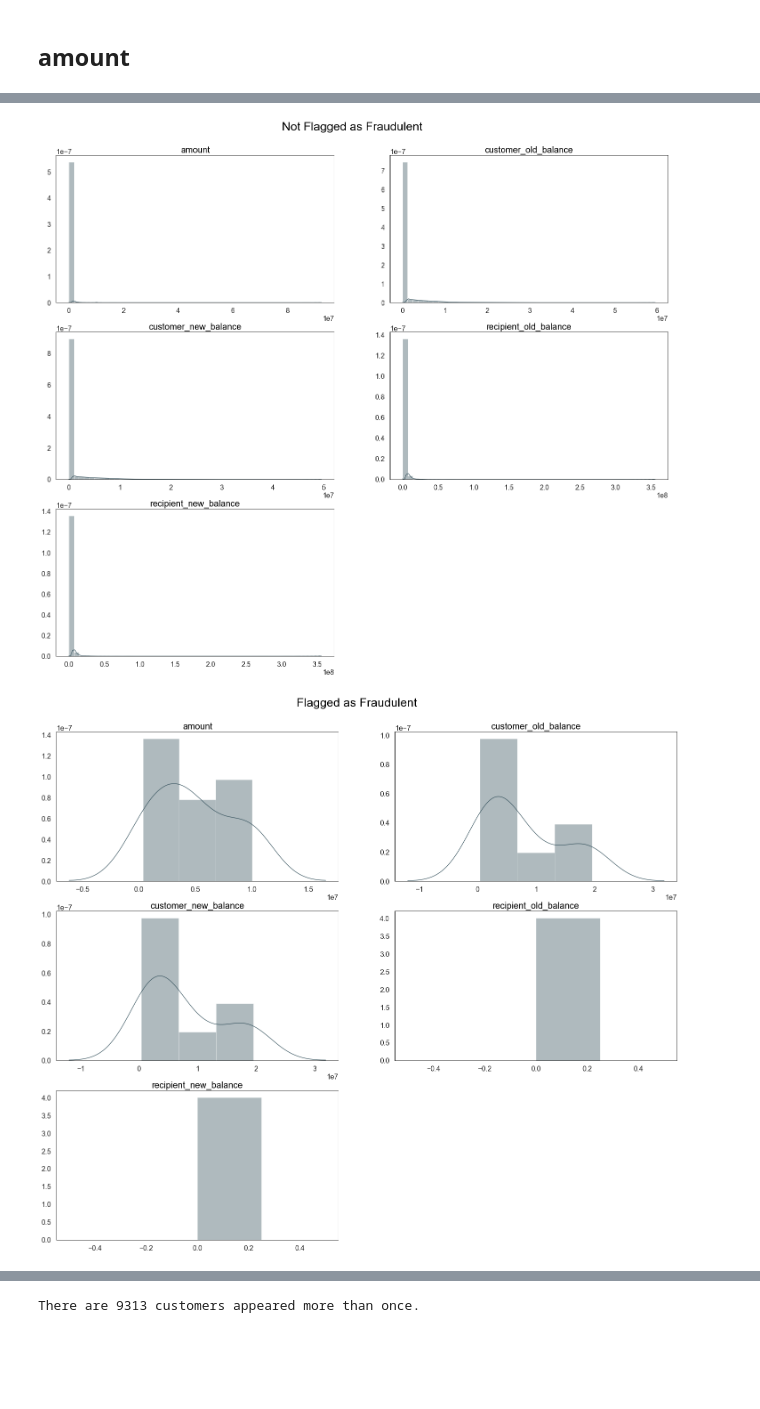
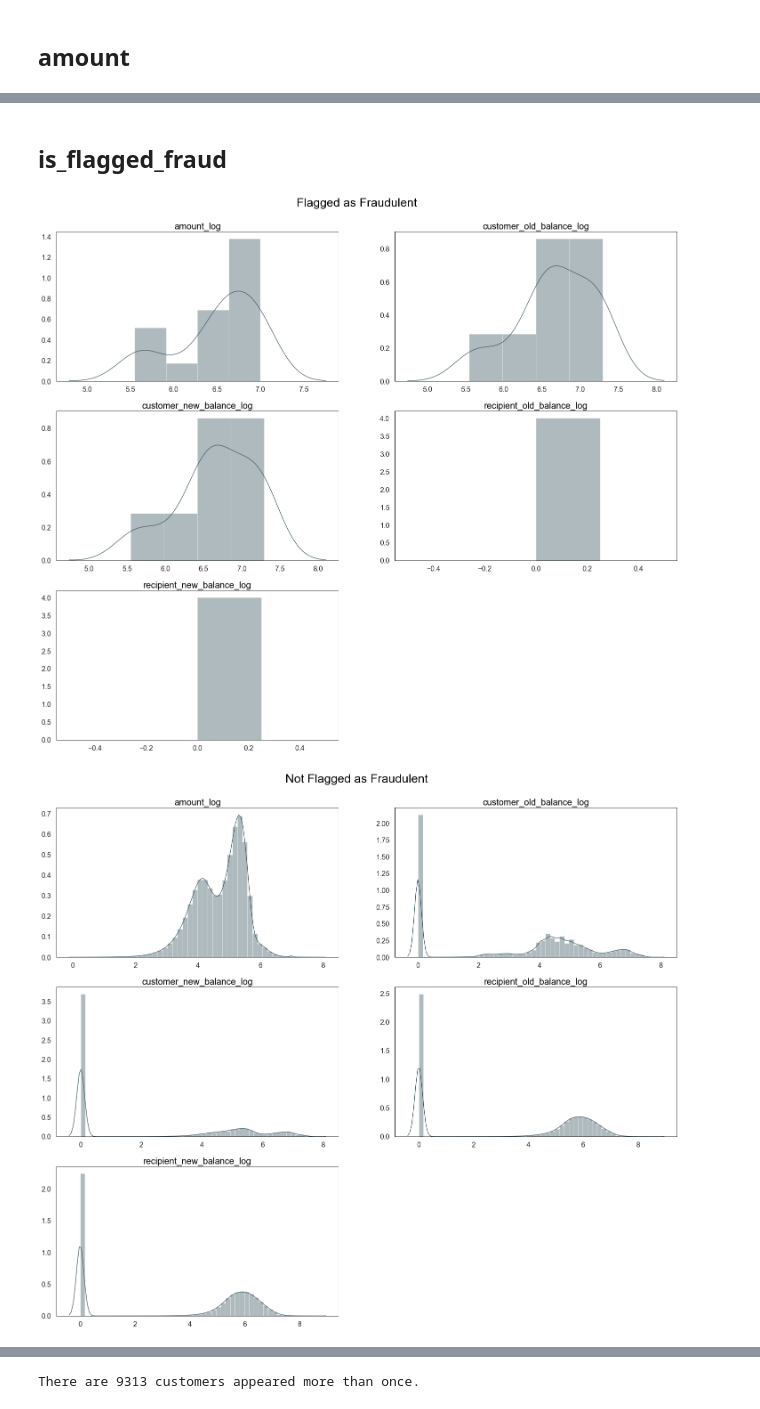
Before and after one commit to valmadrid/Detecting-Financial-Fraud-Transactions, a Jupyter notebook: financial_fraud.ipynb, the cells around one changed output, grey strips where cells are left out. Saved outputs shown, nothing was run; the diff lists cells and outputs as text; code cells hidden in the pictures; blank space fills up the shorter version.

```diff
--- a/financial_fraud.ipynb
+++ b/financial_fraud.ipynb
@@ -198,0 +398,6 @@ AttributeError: 'DataFrame' object has no attribute 'value_counts'
+# %%
+cols = ["type", "is_fraud", "is_flagged_fraud"]
+print("=====Merchant as Recipient=====")
+for col in cols:
+    print("FEATURE: ", col)
+    print(df[df.recipient.str.contains("M")][col].value_counts(normalize=True)*100)
@@ -198,0 +477,4 @@ AttributeError: 'DataFrame' object has no attribute 'value_counts'
+# %%
+# pickle.dump(df, open("fraud_v1.pkl", "wb"))
+df = pickle.load(open("fraud_v1.pkl", "rb"))
+df.head()
@@ -198,0 +488,4 @@ AttributeError: 'DataFrame' object has no attribute 'value_counts'
+# %%
+df["with_history"] = df["customer_with_history"] + df["recipient_with_history"]
+df.fillna(0, inplace=True)
+df.isnull().sum()
@@ -198,0 +522,6 @@ AttributeError: 'DataFrame' object has no attribute 'value_counts'
+# %%
+df["customer_check_balance"] = df["customer_new_balance"] - (df["customer_old_balance"] - df["amount"])
+
+df["recipient_check_balance"] = df["recipient_new_balance"] - (df["recipient_old_balance"] + df["amount"])
+
+df.head()
@@ -199,20 +535,19 @@ AttributeError: 'DataFrame' object has no attribute 'value_counts'
+# %% [markdown]
+## is_flagged_fraud
 # %%
-cols = [
-    "amount", "customer_old_balance", "customer_new_balance",
-    "recipient_old_balance", "recipient_new_balance"
-]
+r = math.ceil(len(normalised)/2)
 
-r = math.ceil(len(cols)/2)
-
-for key, val in enumerate(["Not Flagged as Fraudulent", "Flagged as Fraudulent"]):
+for key, val in dict(
+        zip([1, 0],
+            ["Flagged as Fraudulent", "Not Flagged as Fraudulent"])).items():
     fig = plt.figure(figsize=(25, 7*r))
-    for i, col in enumerate(cols):
+    for i, col in enumerate(normalised):
         ax = fig.add_subplot(r, 2, i + 1)
         sns.distplot(df.query("is_flagged_fraud == @key")[col])
         plt.xlabel(None)
         plt.title(col, fontsize=20, color="black")
     plt.suptitle(val, fontsize=27, y=0.93, color="black")
     plt.show()
 # %% [output]
-[figure, old version]
+[figure, new version]
-[figure, old version]
+[figure, new version]
```
Also changed, not shown: parts of 52 cells of this notebook.
